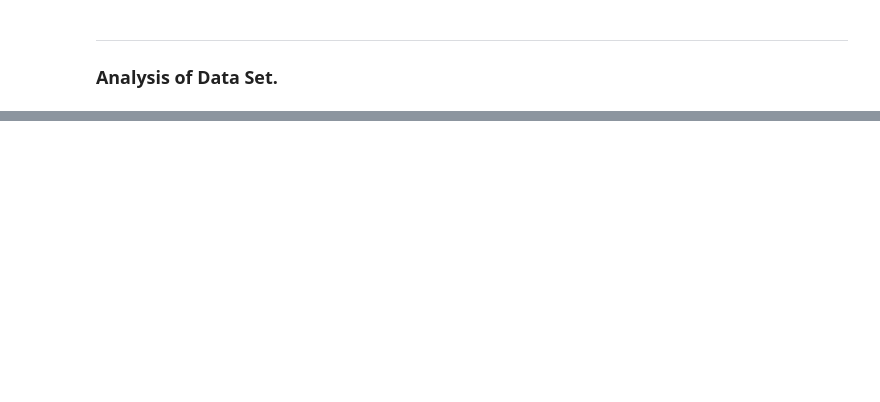
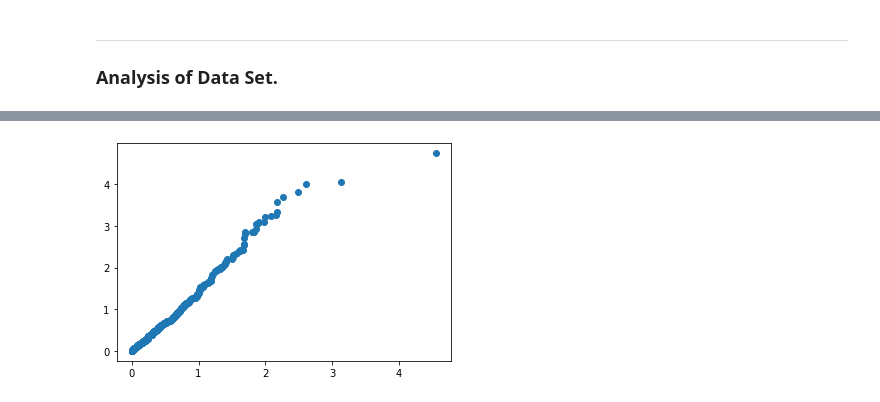
Before and after one commit to DracoNibilis/Stars_Project, a Jupyter notebook: stars_project.ipynb, the cells around one changed output, grey strips where cells are left out. Cells and saved outputs as stored; diff of their text form; code cells hidden in the pictures; blank space fills up the shorter version.

```diff
--- a/stars_project.ipynb
+++ b/stars_project.ipynb
@@ -488,0 +516,5 @@ df.head(50)
+# %%
+plt.scatter(df["Luminosity"], df["Mass"])
+plt.show()
+# %% [output]
+[figure, added]
```
Also changed, not shown: parts of 5 cells of this notebook.
